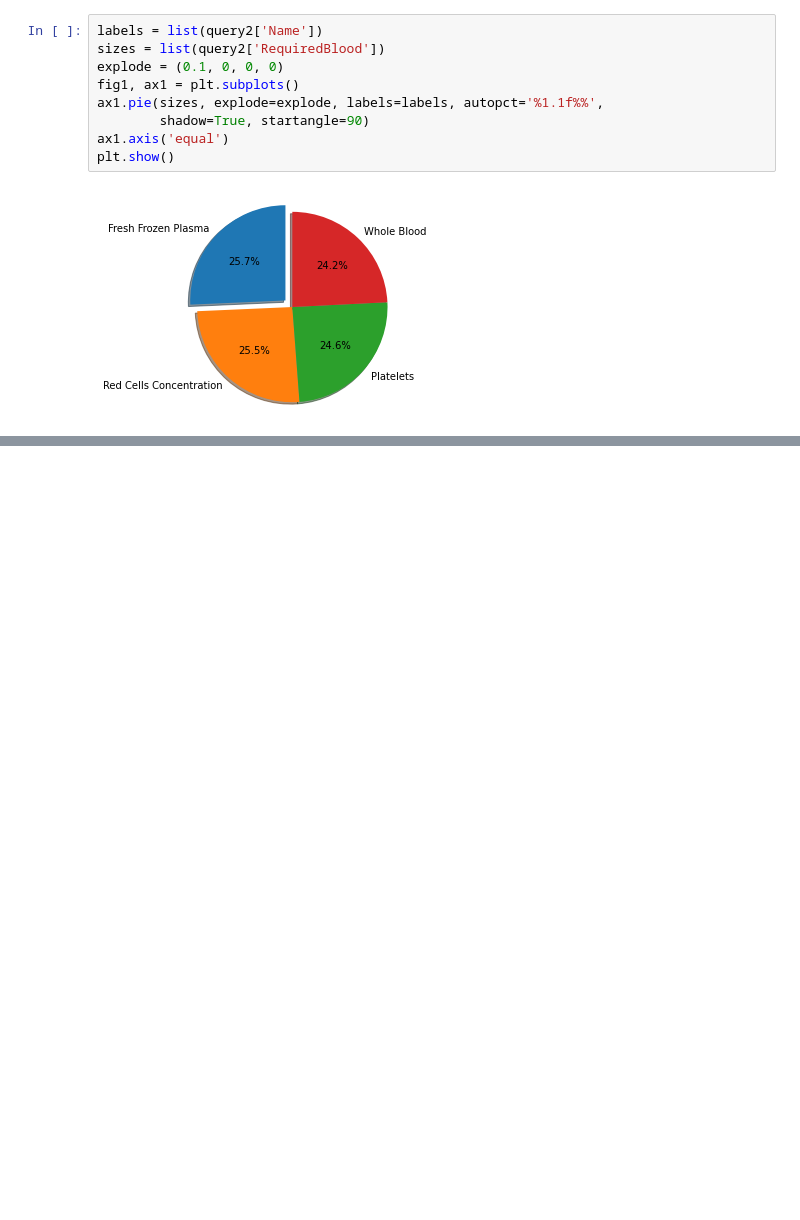
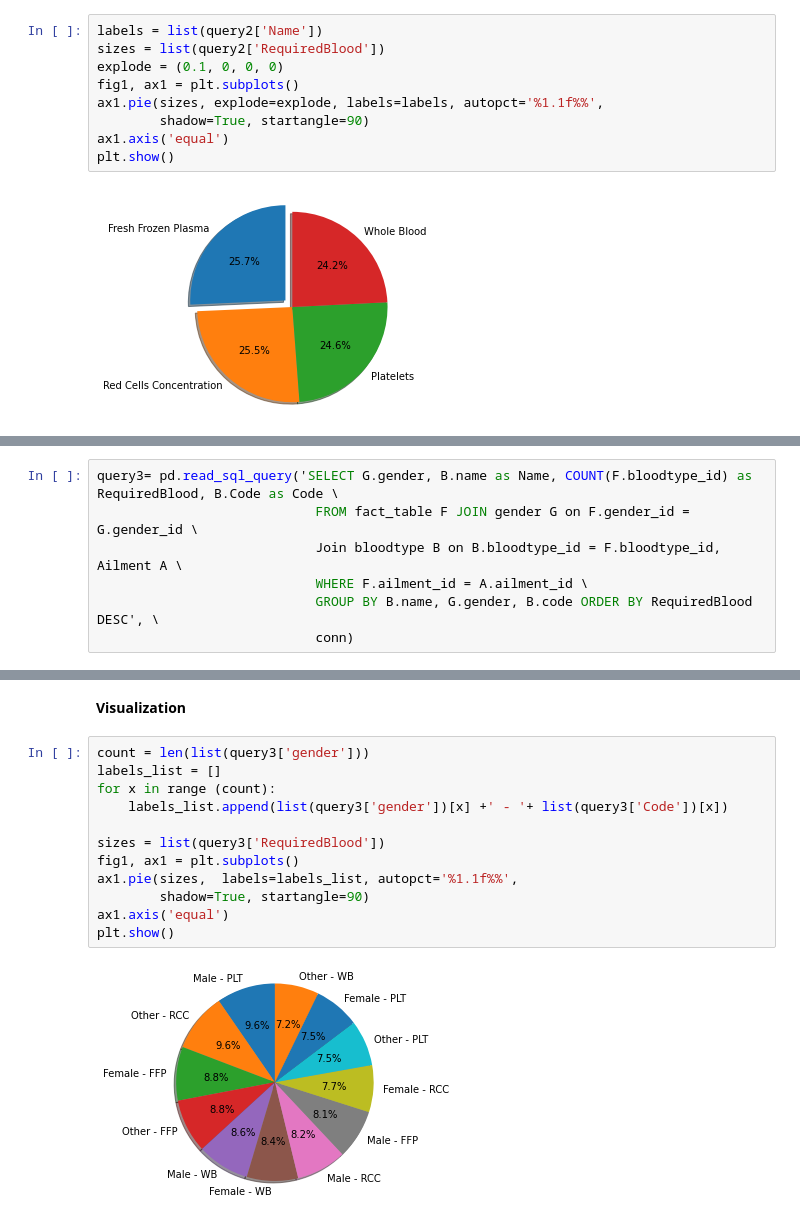
Before and after one commit to ihassanjavaid/BloodBank-Warehouse-py, a Jupyter notebook: notebooks/bloodbank_visualizations.ipynb, the cells around one changed output, grey strips where cells are left out. Saved outputs shown, nothing was run; the diff lists cells and outputs as text; blank space fills up the shorter version.

```diff
--- a/notebooks/bloodbank_visualizations.ipynb
+++ b/notebooks/bloodbank_visualizations.ipynb
@@ -56,0 +59,7 @@ plt.show()
+# %%
+query3= pd.read_sql_query('SELECT G.gender, B.name as Name, COUNT(F.bloodtype_id) as RequiredBlood, B.Code as Code \
+                            FROM fact_table F JOIN gender G on F.gender_id = G.gender_id \
+                            Join bloodtype B on B.bloodtype_id = F.bloodtype_id, Ailment A \
+                            WHERE F.ailment_id = A.ailment_id \
+                            GROUP BY B.name, G.gender, B.code ORDER BY RequiredBlood DESC', \
+                            conn)
@@ -56,0 +77,16 @@ plt.show()
+# %% [markdown]
+**Visualization**
+# %%
+count = len(list(query3['gender']))
+labels_list = []
+for x in range (count):
+    labels_list.append(list(query3['gender'])[x] +' - '+ list(query3['Code'])[x])
+
+sizes = list(query3['RequiredBlood'])
+fig1, ax1 = plt.subplots()
+ax1.pie(sizes,  labels=labels_list, autopct='%1.1f%%',
+        shadow=True, startangle=90)
+ax1.axis('equal')
+plt.show()
+# %% [output]
+[figure, added]
```
Also changed, not shown: parts of 3 cells of this notebook.
